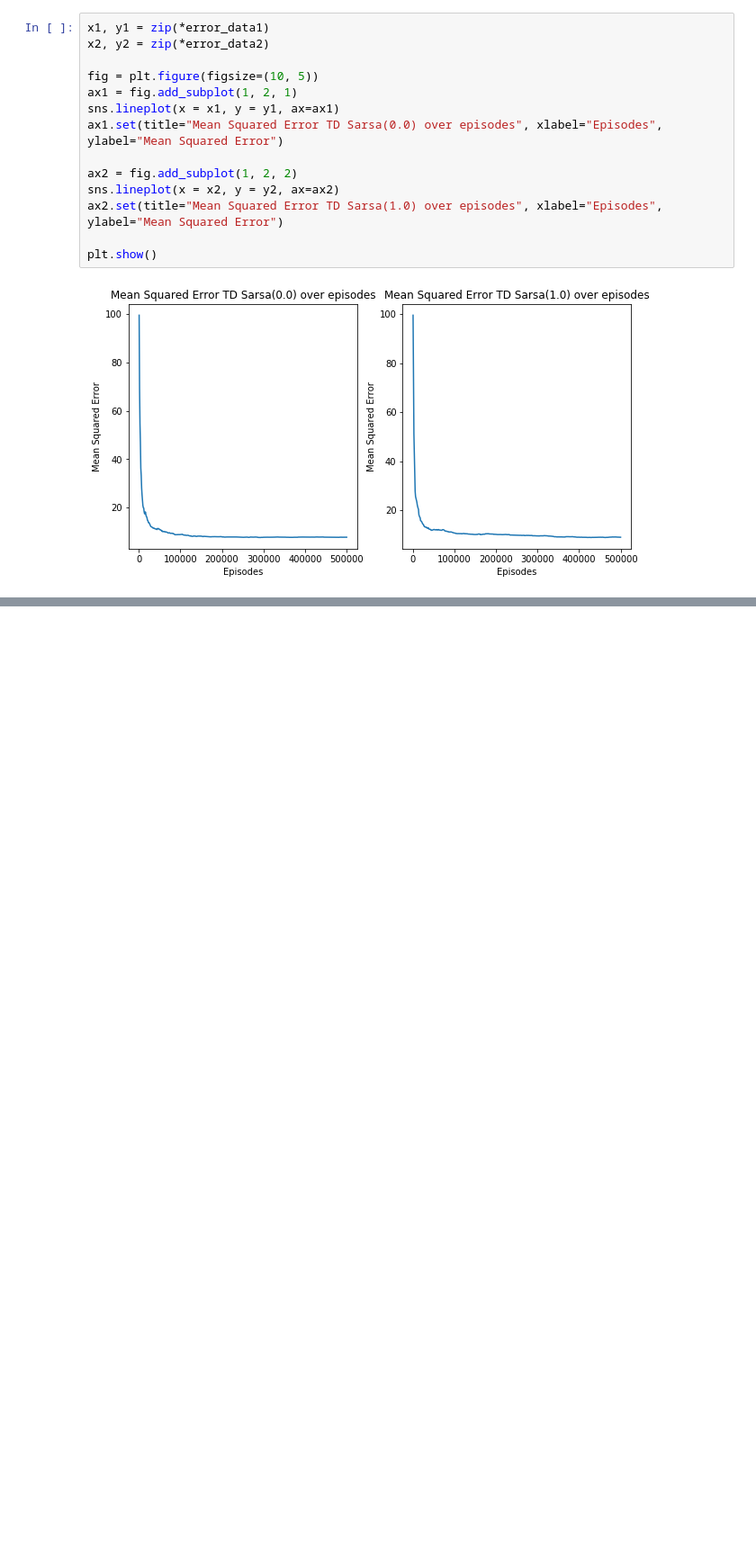
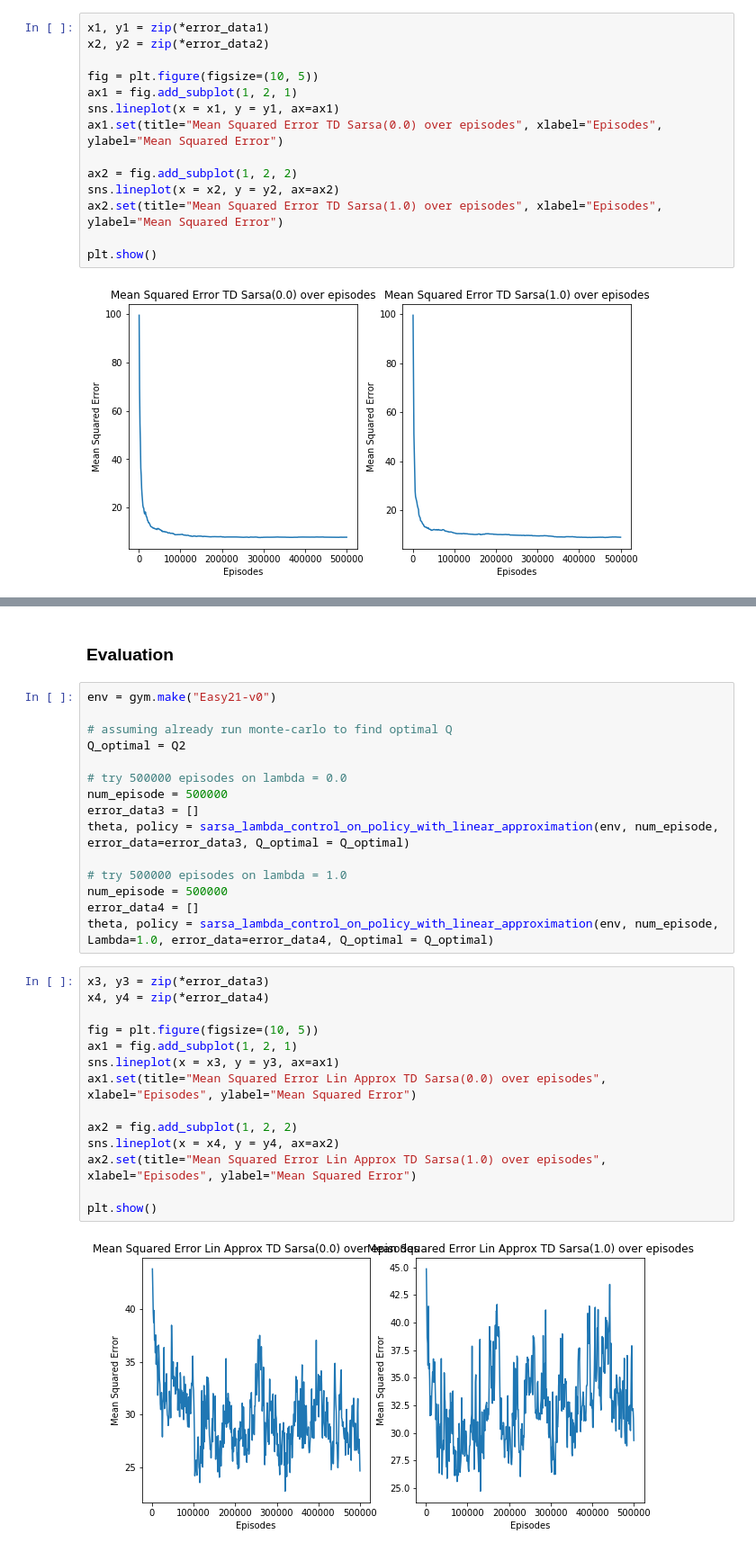
Before and after one commit to anindex/reinforcement-learning-practice, a Jupyter notebook: exercises/david-silver-course/easy21.ipynb, the cells around one changed output, grey strips where cells are left out. Shown at 90% size. Drawn from its saved outputs; the diff is of its cells as text; blank space fills up the shorter version.

Commit message:
Add TD Sarsa lin approx

```diff
--- a/exercises/david-silver-course/easy21.ipynb
+++ b/exercises/david-silver-course/easy21.ipynb
@@ -280,0 +375,33 @@ plt.show()
+# %% [markdown]
+### Evaluation
+# %%
+env = gym.make("Easy21-v0")
+
+# assuming already run monte-carlo to find optimal Q
+Q_optimal = Q2
+
+# try 500000 episodes on lambda = 0.0
+num_episode = 500000
+error_data3 = []
+theta, policy = sarsa_lambda_control_on_policy_with_linear_approximation(env, num_episode, error_data=error_data3, Q_optimal = Q_optimal)
+
+# try 500000 episodes on lambda = 1.0
+num_episode = 500000
+error_data4 = []
+theta, policy = sarsa_lambda_control_on_policy_with_linear_approximation(env, num_episode, Lambda=1.0, error_data=error_data4, Q_optimal = Q_optimal)
+# %%
+x3, y3 = zip(*error_data3)
+x4, y4 = zip(*error_data4)
+
+fig = plt.figure(figsize=(10, 5))
+ax1 = fig.add_subplot(1, 2, 1)
+sns.lineplot(x = x3, y = y3, ax=ax1)
+ax1.set(title="Mean Squared Error Lin Approx TD Sarsa(0.0) over episodes", xlabel="Episodes", ylabel="Mean Squared Error")
+
+ax2 = fig.add_subplot(1, 2, 2)
+sns.lineplot(x = x4, y = y4, ax=ax2)
+ax2.set(title="Mean Squared Error Lin Approx TD Sarsa(1.0) over episodes", xlabel="Episodes", ylabel="Mean Squared Error")
+
+plt.show()
+# %% [output]
+[figure, added]
```
Also changed, not shown: parts of 6 cells of this notebook, 1 other file.
